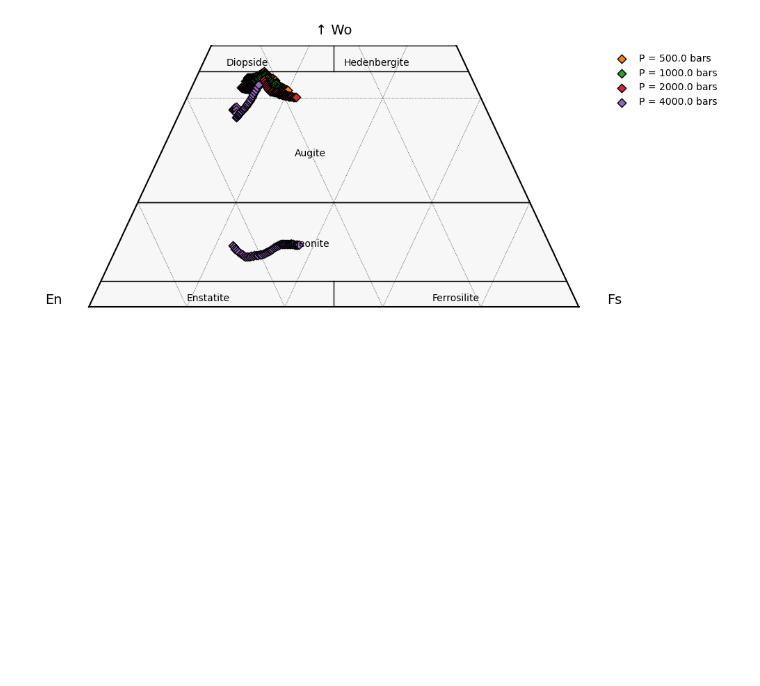
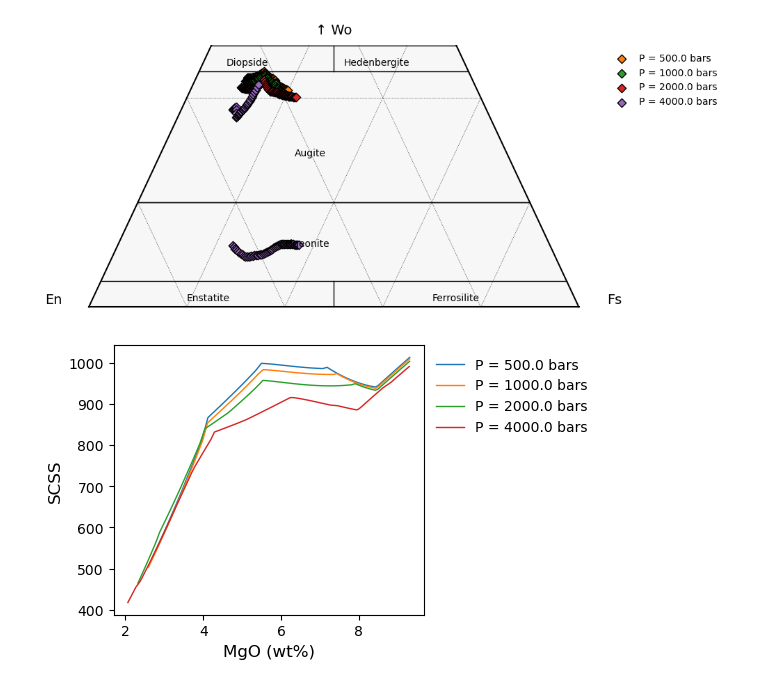
Before and after one commit to gleesonm1/PetThermoTools, a Jupyter notebook: docs/Examples/CrystallisationTests/BasalticCrystallisation.ipynb, the cells around one changed output. Cells and saved outputs as stored; diff of their text form; code cells hidden in the pictures; blank space fills up the shorter version.

```diff
--- a/docs/Examples/CrystallisationTests/BasalticCrystallisation.ipynb
+++ b/docs/Examples/CrystallisationTests/BasalticCrystallisation.ipynb
@@ -222,12 +207,47 @@ We can also use Thermobar (Wieser et al. 2022) to examine mineral compositions u
 
 # !pip install Thermobar
 # %%
+min = "clinopyroxene1"
 import Thermobar as pt
-f, tax = pt.plot_px_classification(figsize = (10,5),major_grid = True, labels = True)
+f, tax = pt.plot_px_classification(
+    figsize = (10,5),major_grid = True,
+    labels = True)
+
 for i in Isobaric_Xtal_CO2.keys():
-    cpx_comps_tern_1 = pt.tern_points_px(px_comps = Isobaric_Xtal_CO2[i]['clinopyroxene1'])
-    tax.scatter(cpx_comps_tern_1,edgecolor = 'k',  s = 40, label = i) #If you want points.
+    cpx_comps_tern_1 = pt.tern_points_px(
+        px_comps = Isobaric_Xtal_CO2[i][min])
+    tax.scatter(cpx_comps_tern_1,
+        edgecolor = 'k',  s = 40, label = i)
 
 tax.legend()
+
+
+plt.savefig('cpx.svg', dpi = 600)
 # %% [output]
 [figure]
+# %%
+# calculate SCSS using PySulfSat
+import PySulfSat as ss
+Smythe17 = {}
+for i in Isobaric_Xtal_CO2:
+    run = Isobaric_Xtal_CO2[i]['All']
+    Smythe17[i]=ss.calculate_S2017_SCSS(
+        df=run,
+        T_K=run['T_C']+273.15,
+        P_kbar=run['P_bar']/1000,
+        H2O_Liq=run['H2O_Liq'],
+        Fe3Fet_Liq=run['Fe3Fet_Liq'],
+        Fe_FeNiCu_Sulf=0.6)
+# %%
+f, a = plt.subplots(1,1, figsize = (4,3.5))
+for i in Isobaric_Xtal_CO2:
+    a.plot(Isobaric_Xtal_CO2[i]['All']['MgO_Liq'],
+        Smythe17[i]['SCSS2_ppm_ideal_Smythe2017'],
+        '-', label = i)
+
+a.legend()
+a.set_ylabel('SCSS')
+a.set_xlabel('MgO (wt%)')
+plt.savefig('SCSS.svg', dpi = 600)
+# %% [output]
+[figure, added]
```
Also changed, not shown: parts of 7 cells of this notebook, 25 other files.
